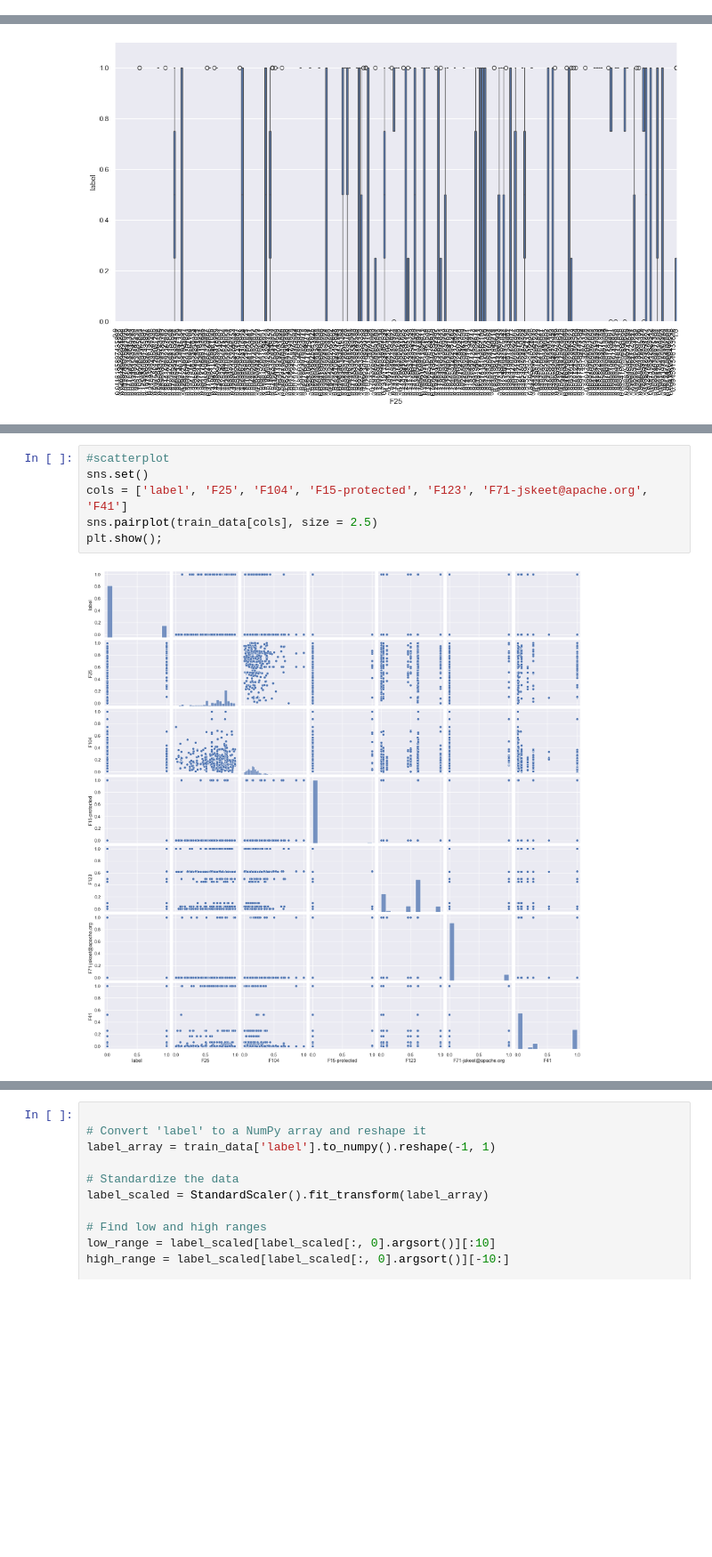
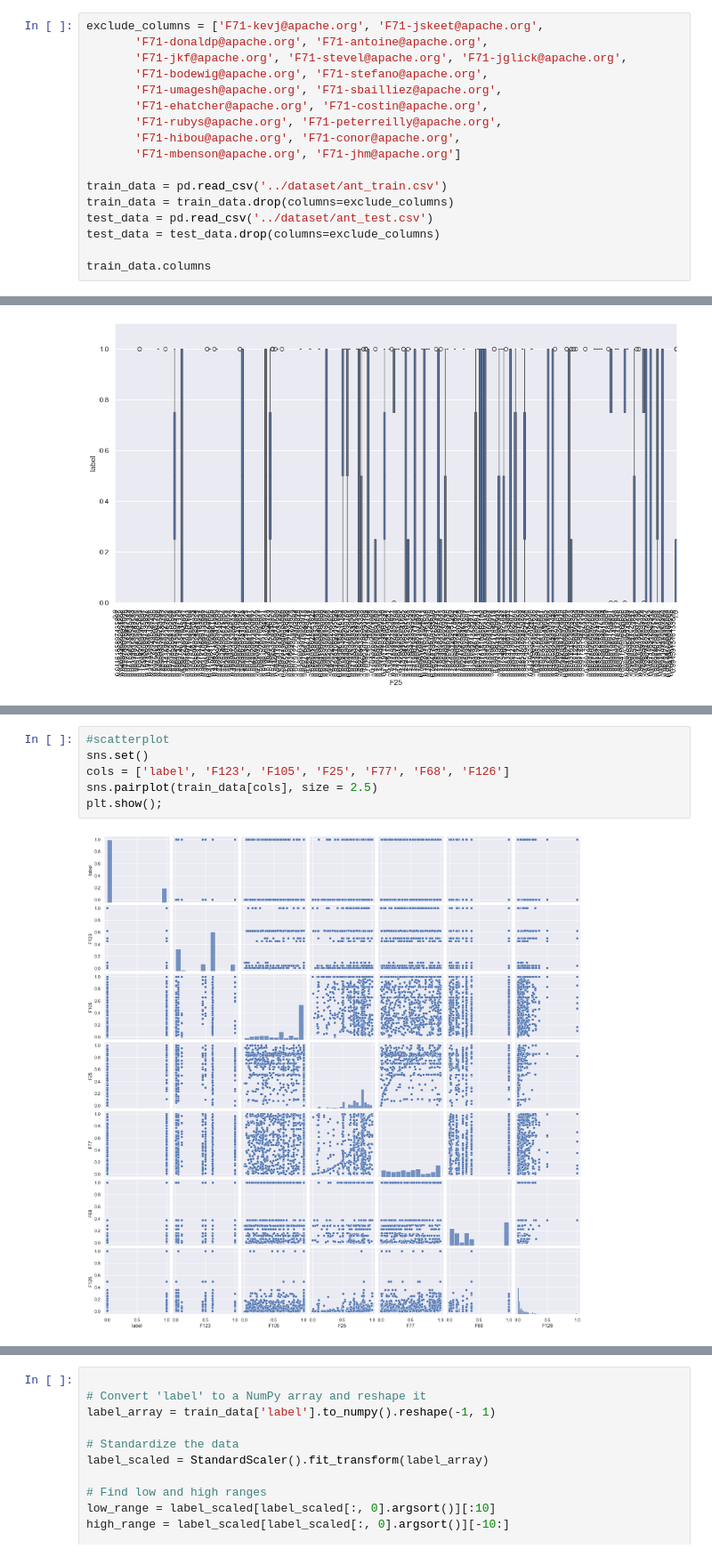
Before and after one commit to nhatnguyen1122/ML4SE, a Jupyter notebook: coding/data_exploration.ipynb, the cells around one changed output, grey strips where cells are left out. Shown at 89% size. Drawn from its saved outputs; the diff is of its cells as text; blank space fills up the shorter version.

```diff
--- a/coding/data_exploration.ipynb
+++ b/coding/data_exploration.ipynb
@@ -106,0 +89,17 @@ Index(['F72', 'F25', 'F65', 'F68', 'F101', 'F104', 'F105', 'F15-private',
+# %%
+exclude_columns = ['F71-kevj@apache.org', 'F71-jskeet@apache.org',
+       'F71-donaldp@apache.org', 'F71-antoine@apache.org',
+       'F71-jkf@apache.org', 'F71-stevel@apache.org', 'F71-jglick@apache.org',
+       'F71-bodewig@apache.org', 'F71-stefano@apache.org',
+       'F71-umagesh@apache.org', 'F71-sbailliez@apache.org',
+       'F71-ehatcher@apache.org', 'F71-costin@apache.org',
+       'F71-rubys@apache.org', 'F71-peterreilly@apache.org',
+       'F71-hibou@apache.org', 'F71-conor@apache.org',
+       'F71-mbenson@apache.org', 'F71-jhm@apache.org']
+
+train_data = pd.read_csv('../dataset/ant_train.csv')
+train_data = train_data.drop(columns=exclude_columns)
+test_data = pd.read_csv('../dataset/ant_test.csv')
+test_data = test_data.drop(columns=exclude_columns)
+
+train_data.columns
@@ -223,11 +227,11 @@ plt.show()
 # %%
 #scatterplot
 sns.set()
-cols = ['label', 'F25', 'F104', 'F15-protected', 'F123', 'F71-jskeet@apache.org', 'F41']
+cols = ['label', 'F123', 'F105', 'F25', 'F77', 'F68', 'F126']
 sns.pairplot(train_data[cols], size = 2.5)
 plt.show();
 # %% [output]
-[figure, old version]
+[figure, new version]
 # %%
 #missing data
 total = train_data.isnull().sum().sort_values(ascending=False)
```
Also changed, not shown: parts of 10 cells of this notebook.
